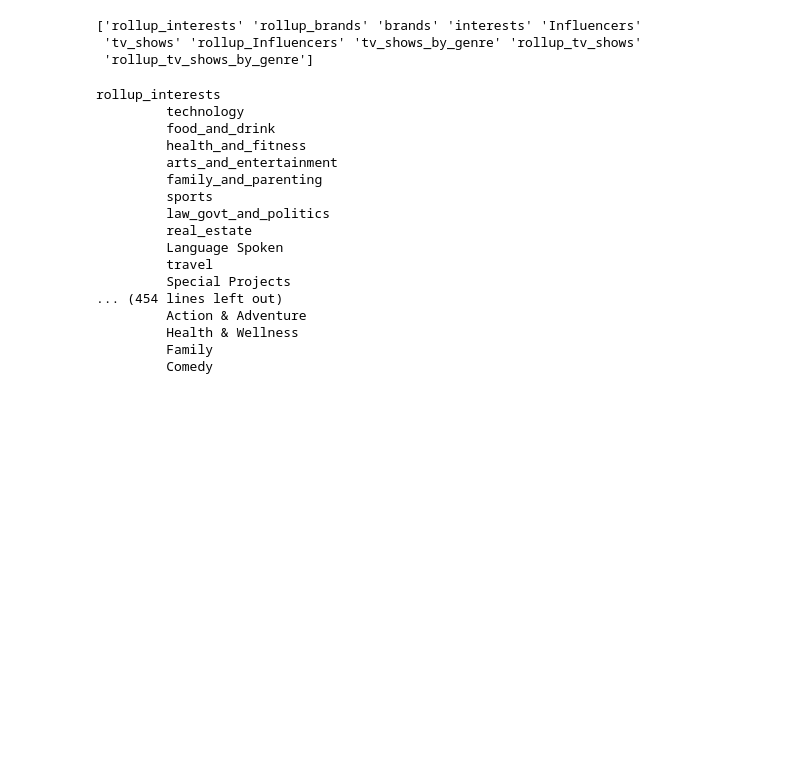
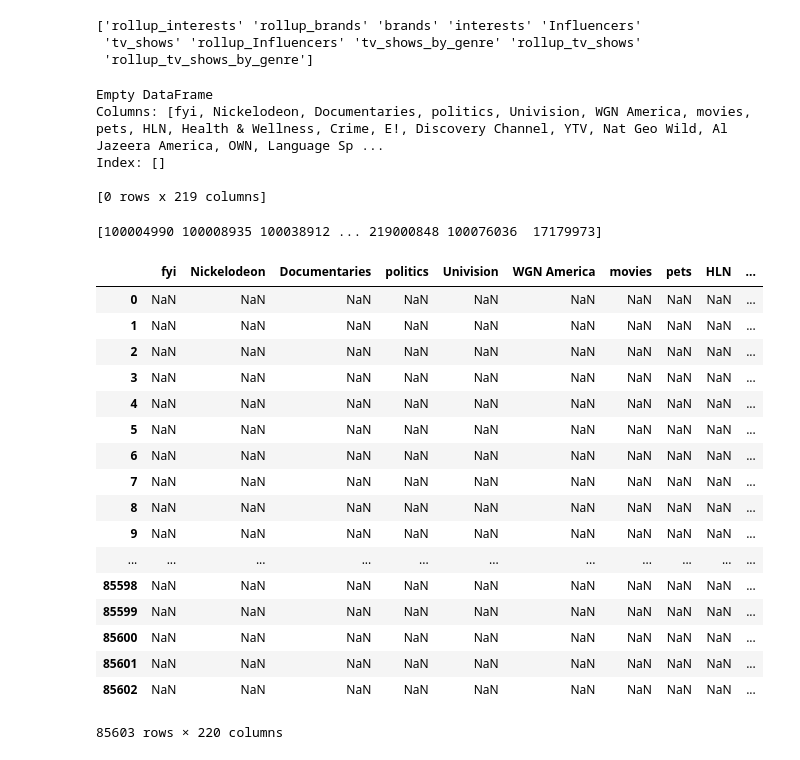
Before and after one commit to fosfobd/hackathon2, a Jupyter notebook: statsocial.ipynb, the cells around one changed output. Drawn from its saved outputs; the diff is of its cells as text; code cells hidden in the pictures; blank space fills up the shorter version.

```diff
--- a/statsocial.ipynb
+++ b/statsocial.ipynb
@@ -3,7 +3,7 @@ import pandas as pd
 import numpy as np
 import tensorflow as tf
 
-raw = pd.read_csv("./dataservices_statsocial_raw2.csv", sep=',', header=None)
+raw = pd.read_csv("dataservices_statsocial_raw2.csv", sep=',', header=None)
 raw.columns = ['userid', 'affinity']
 raw
 # %% [output]
@@ -26,7 +26,7 @@ raw
 | 10395989 | 99765579 | a9170 |
 10395990 rows × 2 columns
 # %%
-tax = pd.read_csv("./DataServices_StatSocial_Taxonomy.csv", sep=',')
+tax = pd.read_csv("DataServices_StatSocial_Taxonomy.csv", sep=',')
 tax.columns = ['affinity', 'lvl1', 'lvl2']
 tax
 # %% [output]
@@ -118,25 +101,45 @@ class color:
    UNDERLINE = '\033[4m'
    END = '\033[0m'
 
+subcategorias = set()
+
 for cat in categories:
-    print(color.BOLD + cat + color.END)
+   ## print(color.BOLD + cat + color.END)
     for sub in categories[cat]:
-        print('\t', sub)
+        ##print('\t', sub)
+        subcategorias.add(sub)
+vectors = pd.DataFrame(columns=subcategorias)
+print(vectors)
 # %% [output]
-rollup_interests
-         technology
-         food_and_drink
-         health_and_fitness
-         arts_and_entertainment
-         family_and_parenting
-         sports
-         law_govt_and_politics
-         real_estate
-         Language Spoken
-         travel
-         Special Projects
-... (454 lines left out)
-         Action & Adventure
-         Health & Wellness
-         Family
-         Comedy
+Empty DataFrame
+Columns: [fyi, Nickelodeon, Documentaries, politics, Univision, WGN America, movies, pets, HLN, Health & Wellness, Crime, E!, Discovery Channel, YTV, Nat Geo Wild, Al Jazeera America, OWN, Language Sp ...
+Index: []
+
+[0 rows x 219 columns]
+# %%
+uservectors = merged.userid.unique()
+print(uservectors)
+# %% [output]
+[100004990 100008935 100038912 ... 219000848 100076036  17179973]
+# %%
+vectors['User']= uservectors
+vectors
+# %% [output]
+|  | fyi | Nickelodeon | Documentaries | politics | Univision | WGN America | movies | pets | HLN | ... |
+| 0 | NaN | NaN | NaN | NaN | NaN | NaN | NaN | NaN | NaN | ... |
+| 1 | NaN | NaN | NaN | NaN | NaN | NaN | NaN | NaN | NaN | ... |
+| 2 | NaN | NaN | NaN | NaN | NaN | NaN | NaN | NaN | NaN | ... |
+| 3 | NaN | NaN | NaN | NaN | NaN | NaN | NaN | NaN | NaN | ... |
+| 4 | NaN | NaN | NaN | NaN | NaN | NaN | NaN | NaN | NaN | ... |
+| 5 | NaN | NaN | NaN | NaN | NaN | NaN | NaN | NaN | NaN | ... |
+| 6 | NaN | NaN | NaN | NaN | NaN | NaN | NaN | NaN | NaN | ... |
+| 7 | NaN | NaN | NaN | NaN | NaN | NaN | NaN | NaN | NaN | ... |
+| 8 | NaN | NaN | NaN | NaN | NaN | NaN | NaN | NaN | NaN | ... |
+| 9 | NaN | NaN | NaN | NaN | NaN | NaN | NaN | NaN | NaN | ... |
+| ... | ... | ... | ... | ... | ... | ... | ... | ... | ... | ... |
+| 85598 | NaN | NaN | NaN | NaN | NaN | NaN | NaN | NaN | NaN | ... |
+| 85599 | NaN | NaN | NaN | NaN | NaN | NaN | NaN | NaN | NaN | ... |
+| 85600 | NaN | NaN | NaN | NaN | NaN | NaN | NaN | NaN | NaN | ... |
+| 85601 | NaN | NaN | NaN | NaN | NaN | NaN | NaN | NaN | NaN | ... |
+| 85602 | NaN | NaN | NaN | NaN | NaN | NaN | NaN | NaN | NaN | ... |
+85603 rows × 220 columns
```
Also changed, not shown: parts of 15 cells of this notebook.
